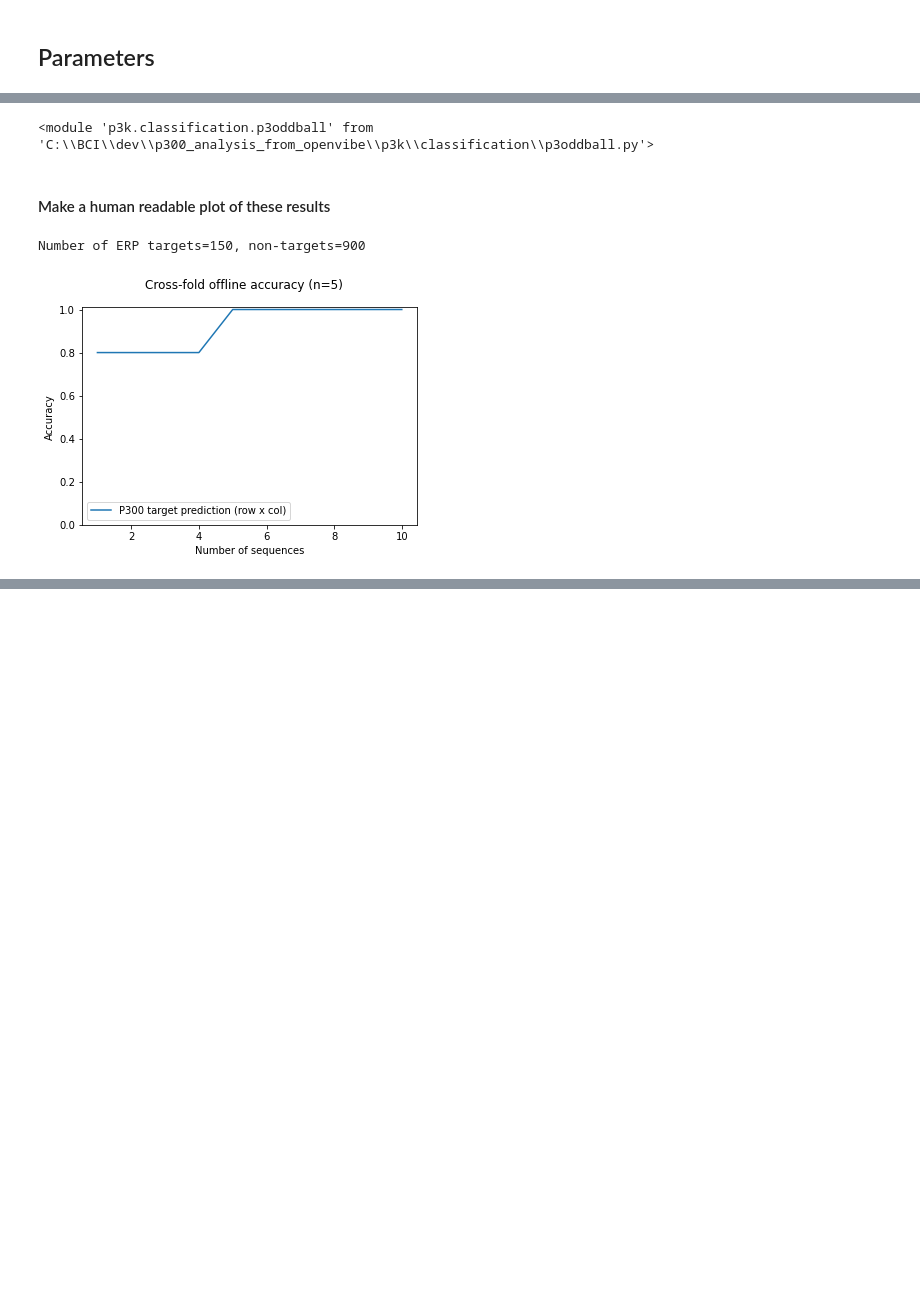
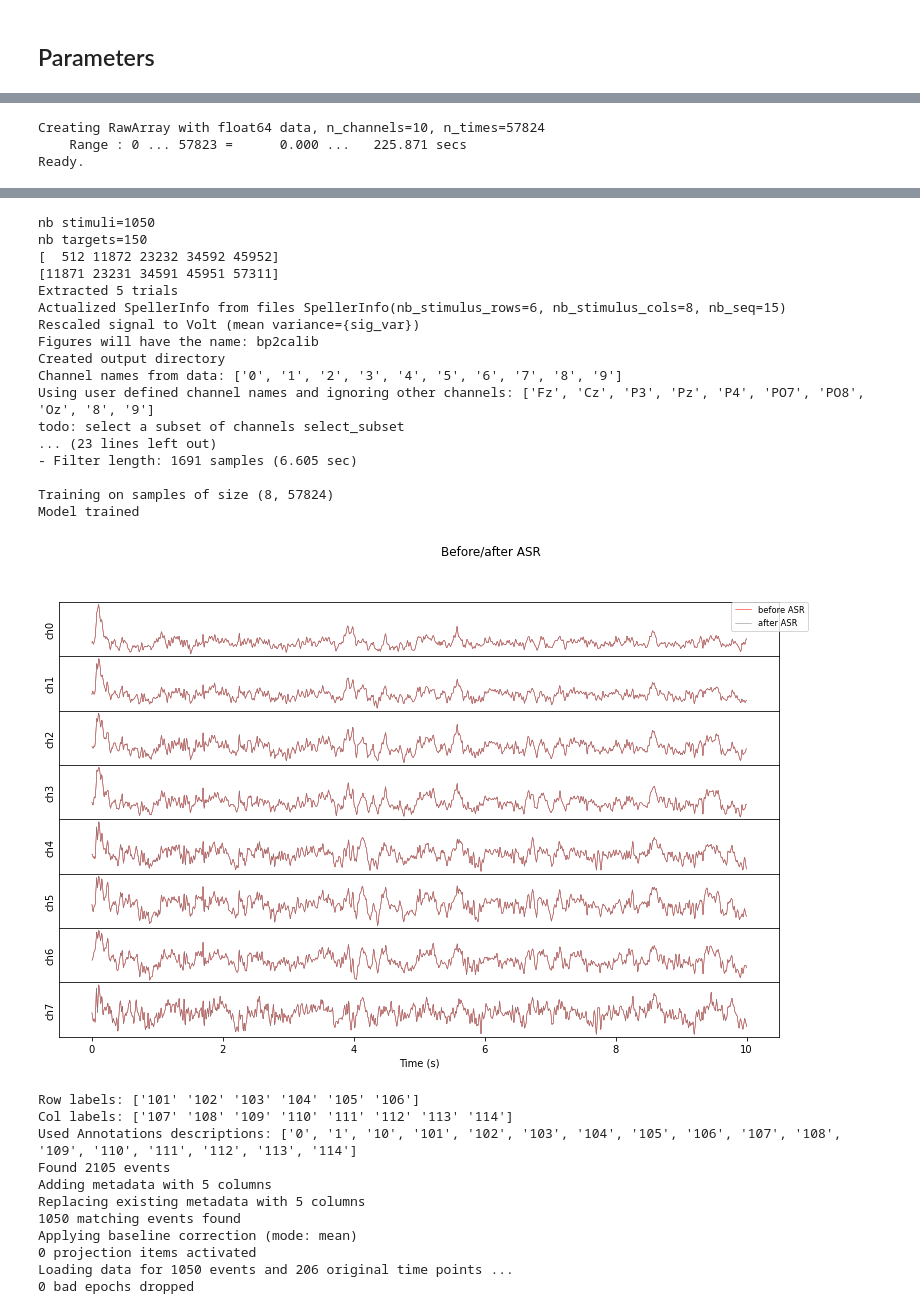
Before and after one commit to lokinou/p3k_offline_analysis, a Jupyter notebook: p300_analysis.ipynb, the cells around one changed output, grey strips where cells are left out. Drawn from its saved outputs; the diff is of its cells as text; code cells hidden in the pictures; blank space fills up the shorter version.

```diff
--- a/p300_analysis.ipynb
+++ b/p300_analysis.ipynb
@@ -625,26 +22,9 @@ cum_score_table[:]
-# %%
-import importlib
-from p3k import openvibe
-importlib.reload(p3k)
-importlib.reload(p3k.openvibe)
-importlib.reload(p3oddball)
-#all_events.shape
-# %% [output]
-<module 'p3k.classification.p3oddball' from 'C:\\BCI\\dev\\p300_analysis_from_openvibe\\p3k\\classification\\p3oddball.py'>
-# %% [markdown]
-#### Make a human readable plot of these results
-# %%
-display_plots = DisplayPlots()
-fig_score = p3oddball.plot_cum_score_table(table=cum_score_table, nb_cross_fold=nb_cross_fold)
-
-if display_plots.offline_accuracy:
-    out_name = os.path.join(fig_folder, output_name + '_accuracy')
-    fig_score.savefig(out_name, dpi=300, facecolor='w', edgecolor='w', bbox_inches='tight')
-
-
-
-print("Number of ERP targets={}, non-targets={}".format(epochs['Target']._data.shape[0],
-                                                        epochs['NonTarget']._data.shape[0]))
-# %% [output]
-Number of ERP targets=150, non-targets=900
-[figure, removed]
+# %%
+# Define the study parameters
+param_channels = ParamChannels(cname=['Fz', 'FC1', 'FC2', 'C1', 'Cz', 'C2',
+                                      'P3', 'Pz', 'P4', 'Oz'])
+param_channels = ParamChannels(cname=['Fz', 'Cz', 'P3', 'Pz', 'P4', 'PO7', 'PO8', 'Oz'])
+
+# Run the analysis with the parameters
+run_analysis(param_channels=param_channels)
+# %% [output]
@@ -650,0 +37,3 @@ Number of ERP targets=150, non-targets=900
+Creating RawArray with float64 data, n_channels=10, n_times=57824
+    Range : 0 ... 57823 =      0.000 ...   225.871 secs
+Ready.
@@ -650,0 +41,29 @@ Number of ERP targets=150, non-targets=900
+nb stimuli=1050
+nb targets=150
+[  512 11872 23232 34592 45952]
+[11871 23231 34591 45951 57311]
+Extracted 5 trials
+Actualized SpellerInfo from files SpellerInfo(nb_stimulus_rows=6, nb_stimulus_cols=8, nb_seq=15)
+Rescaled signal to Volt (mean variance={sig_var})
+Figures will have the name: bp2calib
+Created output directory
+Channel names from data: ['0', '1', '2', '3', '4', '5', '6', '7', '8', '9']
+Using user defined channel names and ignoring other channels: ['Fz', 'Cz', 'P3', 'Pz', 'P4', 'PO7', 'PO8', 'Oz', '8', '9']
+todo: select a subset of channels select_subset
+... (23 lines left out)
+- Filter length: 1691 samples (6.605 sec)
+
+Training on samples of size (8, 57824)
+Model trained
+[figure, added]
+Row labels: ['101' '102' '103' '104' '105' '106']
+Col labels: ['107' '108' '109' '110' '111' '112' '113' '114']
+Used Annotations descriptions: ['0', '1', '10', '101', '102', '103', '104', '105', '106', '107', '108', '109', '110', '111', '112', '113', '114']
+Found 2105 events
+Adding metadata with 5 columns
+Replacing existing metadata with 5 columns
+1050 matching events found
+Applying baseline correction (mode: mean)
+0 projection items activated
+Loading data for 1050 events and 206 original time points ...
+0 bad epochs dropped
```
Also changed, not shown: parts of 84 cells of this notebook, 3 other files.
